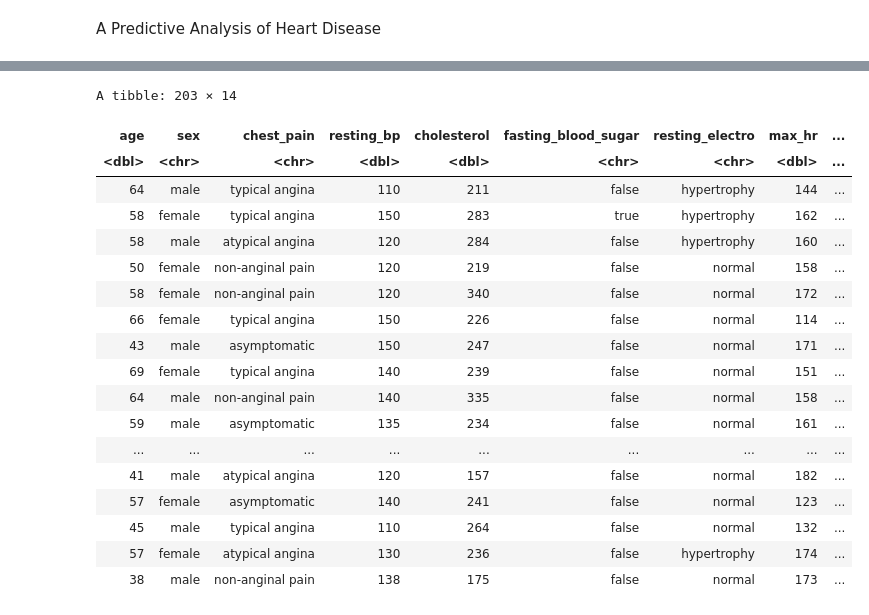
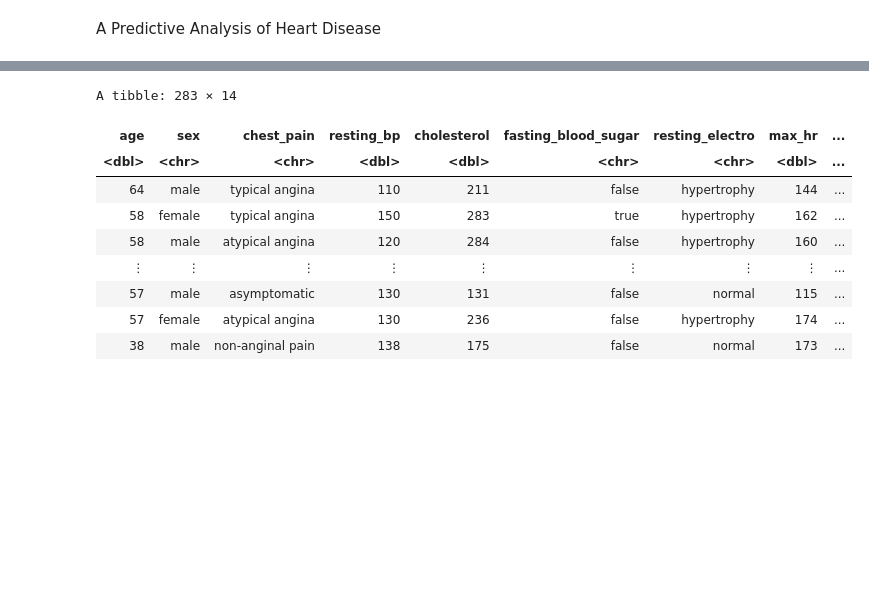
Before and after one commit to zohairomar1/HeartDiseasePredictionModel, a Jupyter notebook: group_proposal_19.ipynb, the cells around one changed output, grey strips where cells are left out. Cells and saved outputs as stored; diff of their text form; code cells hidden in the pictures; blank space fills up the shorter version.

```diff
--- a/group_proposal_19.ipynb
+++ b/group_proposal_19.ipynb
@@ -68,36 +35,26 @@ A spec_tbl_df: 283 × 14
 # %%
 names(heart_disease_data) <- c("age", "sex", "chest_pain", "resting_bp", "cholesterol", "fasting_blood_sugar", "resting_electro", "max_hr", "ex_angina", "oldpeak", "slope", "ca", "thal", "num")
 heart_disease_data <- heart_disease_data |>
 mutate(sex = case_when(sex == 1 ~ "male" , sex == 0 ~ "female"))|>
 mutate(chest_pain = case_when(chest_pain == 1 ~ "typical angina", chest_pain == 2 ~ "atypical angina", chest_pain == 3 ~ "non-anginal pain", chest_pain == 4 ~ "asymptomatic"))|>
 mutate(fasting_blood_sugar = case_when(fasting_blood_sugar == 1 ~ "true" , fasting_blood_sugar == 0 ~ "false"))|>
 mutate(resting_electro = case_when(resting_electro == 0 ~ "normal", resting_electro == 1 ~ "abnormal", resting_electro == 2 ~ "hypertrophy"))|>
 mutate(ex_angina = case_when(ex_angina == 1 ~ "yes" , ex_angina == 0 ~ "no"))|>
 mutate(slope = case_when(slope == 1 ~ "upsloping", slope == 2 ~ "flat", slope == 3 ~ "downsloping"))|>
 mutate(thal = case_when(thal == "3.0" ~ "normal", thal == "6.0" ~ "fixed defect", thal == "7.0" ~ "reversable defect"))|>
-mutate(num = case_when(num == 0 ~ "heart disease" , num == 1 ~ "normal heart"))|>
-filter(num == "heart disease" | num == "normal heart")
+mutate(num = case_when(num == 0 ~ "healthy" , num == 1 ~ "sick", num == 2 ~ "sick", num == 3 ~ "sick", num == 4 ~ "sick"))
 heart_disease_data$ca[heart_disease_data$ca == "?"] <- NA
 heart_disease_data$thal[heart_disease_data$thal == "?"] <- NA
 heart_disease_data
 # %% [output]
-A tibble: 203 × 14
+A tibble: 283 × 14
 | age | sex | chest_pain | resting_bp | cholesterol | fasting_blood_sugar | resting_electro | max_hr | ... |
 | <dbl> | <chr> | <chr> | <dbl> | <dbl> | <chr> | <chr> | <dbl> | ... |
 | 64 | male | typical angina | 110 | 211 | false | hypertrophy | 144 | ... |
 | 58 | female | typical angina | 150 | 283 | true | hypertrophy | 162 | ... |
 | 58 | male | atypical angina | 120 | 284 | false | hypertrophy | 160 | ... |
-| 50 | female | non-anginal pain | 120 | 219 | false | normal | 158 | ... |
-| 58 | female | non-anginal pain | 120 | 340 | false | normal | 172 | ... |
-| 66 | female | typical angina | 150 | 226 | false | normal | 114 | ... |
-| 43 | male | asymptomatic | 150 | 247 | false | normal | 171 | ... |
-| 69 | female | typical angina | 140 | 239 | false | normal | 151 | ... |
-| 64 | male | non-anginal pain | 140 | 335 | false | normal | 158 | ... |
-| 59 | male | asymptomatic | 135 | 234 | false | normal | 161 | ... |
-| ... | ... | ... | ... | ... | ... | ... | ... | ... |
-| 41 | male | atypical angina | 120 | 157 | false | normal | 182 | ... |
-| 57 | female | asymptomatic | 140 | 241 | false | normal | 123 | ... |
-| 45 | male | typical angina | 110 | 264 | false | normal | 132 | ... |
+| ⋮ | ⋮ | ⋮ | ⋮ | ⋮ | ⋮ | ⋮ | ⋮ | ... |
+| 57 | male | asymptomatic | 130 | 131 | false | normal | 115 | ... |
 | 57 | female | atypical angina | 130 | 236 | false | hypertrophy | 174 | ... |
 | 38 | male | non-anginal pain | 138 | 175 | false | normal | 173 | ... |
 # %%
```
Also changed, not shown: parts of 13 cells of this notebook.
